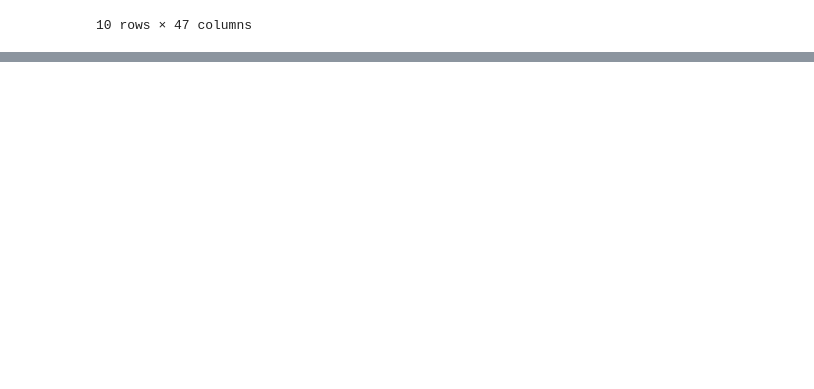
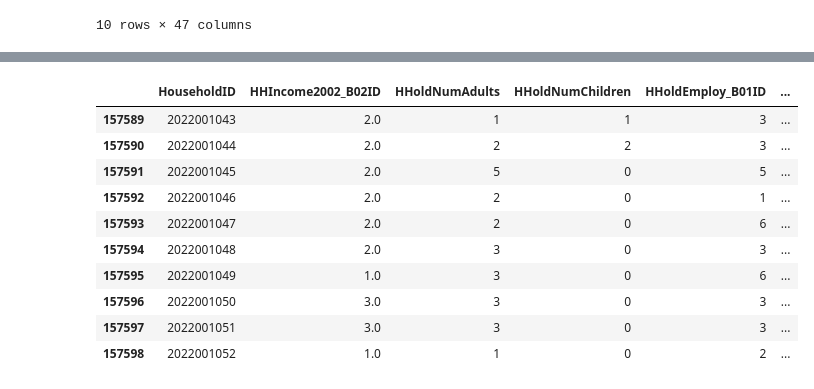
Before and after one commit to Urban-Analytics-Technology-Platform/acbm, a Jupyter notebook: notebooks/statistical_matching.ipynb, the cells around one changed output, grey strips where cells are left out. Cells and saved outputs as stored; diff of their text form; code cells hidden in the pictures; blank space fills up the shorter version.

```diff
--- a/notebooks/statistical_matching.ipynb
+++ b/notebooks/statistical_matching.ipynb
@@ -380,0 +428,36 @@ spc.head(10)
+# %%
+# Dictionary showing how we want the final columns to look like
+tenure_dict_nts_spc = {
+    1: 'Owned',
+    2: 'Rented or rent free',
+    -8: 'NA',
+    -9: 'DNA',
+    -10: 'DEAD'
+}
+
+# Matching NTS to tenure_dict_nts_spc
+
+# Create a new dictionary for matching
+matching_dict_nts_tenure = {
+    1: 1,
+    2: 2,
+    3: 2
+}
+
+matching_dict_spc_tenure = {
+    1: 1, #'Owned: Owned outright' : 'Owned'
+    2: 1, #'Owned: Owned with a mortgage or loan or shared ownership', : 'Owned'
+    3: 2, #'Rented or living rent free: Total', : 'Rented or rent free'
+    4: 2, #'Rented: Social rented', : 'Rented or rent free'
+    5: 2, #'Rented: Private rented or living rent free', : 'Rented or rent free'
+}
+
+# Create a new column in nts_households_year
+nts_households_year['tenure_nts_for_matching'] = (nts_households_year['Ten1_B02ID']
+                                                    .map(matching_dict_nts_tenure) # map the values to the new dictionary
+                                                    .fillna(nts_households_year['Ten1_B02ID'])) # fill the NaNs with the original values
+
+# Create a new column in spc
+spc['tenure_spc_for_matching'] = (spc['tenure']
+                                    .map(matching_dict_spc_tenure) # map the values to the new dictionary
+                                    .fillna(spc['tenure'])) # fill the NaNs with the original values
@@ -380,0 +511,20 @@ spc.head(10)
+# %%
+nts_matching = nts_households_year[[
+    'HouseholdID','HHIncome2002_B02ID',
+    'HHoldNumAdults', 'HHoldNumChildren',
+    'HHoldEmploy_B01ID', 'NumCar_SPC_match',
+    'tenure_nts_for_matching']]
+
+nts_matching.head(10)
+# %% [output]
+|  | HouseholdID | HHIncome2002_B02ID | HHoldNumAdults | HHoldNumChildren | HHoldEmploy_B01ID | ... |
+| 157589 | 2022001043 | 2.0 | 1 | 1 | 3 | ... |
+| 157590 | 2022001044 | 2.0 | 2 | 2 | 3 | ... |
+| 157591 | 2022001045 | 2.0 | 5 | 0 | 5 | ... |
+| 157592 | 2022001046 | 2.0 | 2 | 0 | 1 | ... |
+| 157593 | 2022001047 | 2.0 | 2 | 0 | 6 | ... |
+| 157594 | 2022001048 | 2.0 | 3 | 0 | 3 | ... |
+| 157595 | 2022001049 | 1.0 | 3 | 0 | 6 | ... |
+| 157596 | 2022001050 | 3.0 | 3 | 0 | 3 | ... |
+| 157597 | 2022001051 | 3.0 | 3 | 0 | 3 | ... |
+| 157598 | 2022001052 | 1.0 | 1 | 0 | 2 | ... |
```
Also changed, not shown: parts of 22 cells of this notebook.
